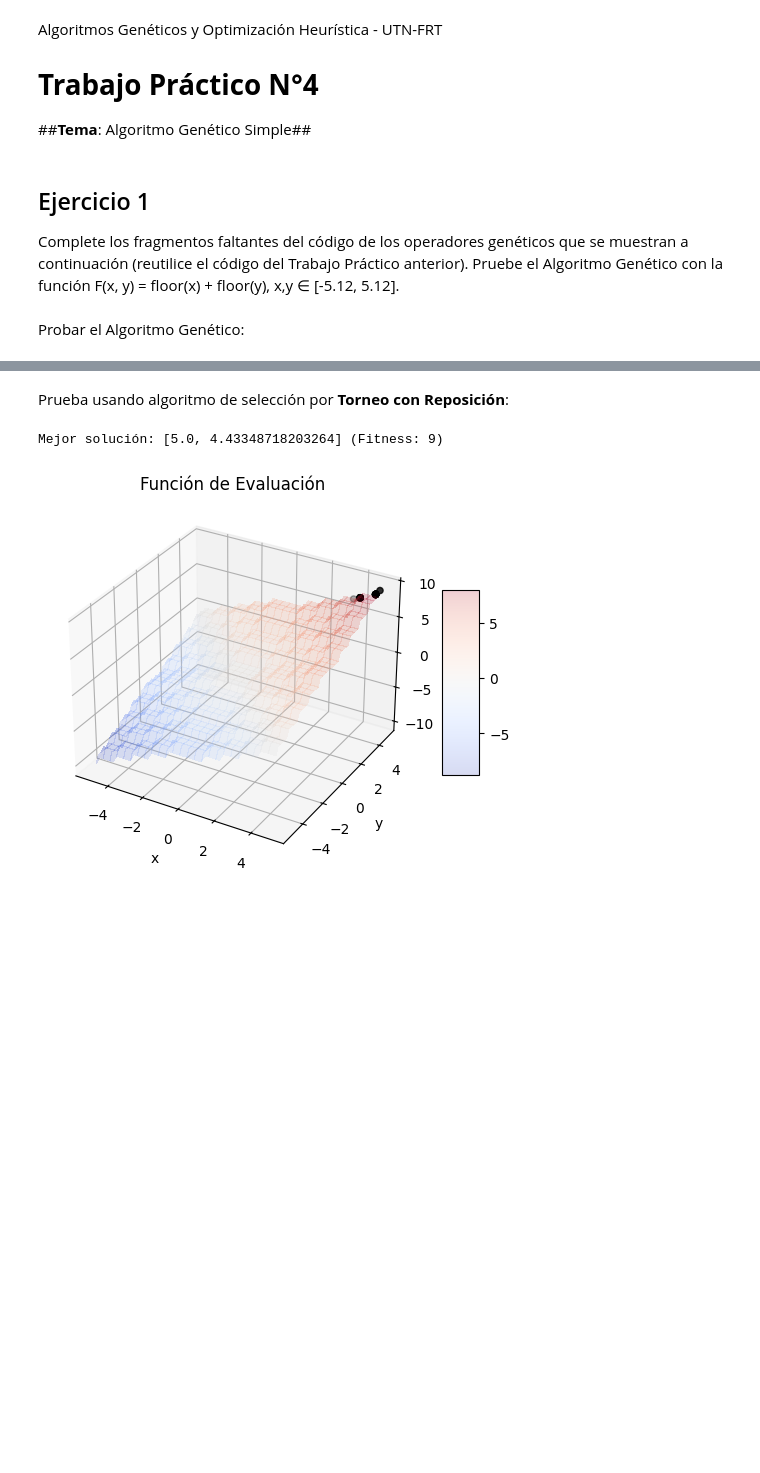
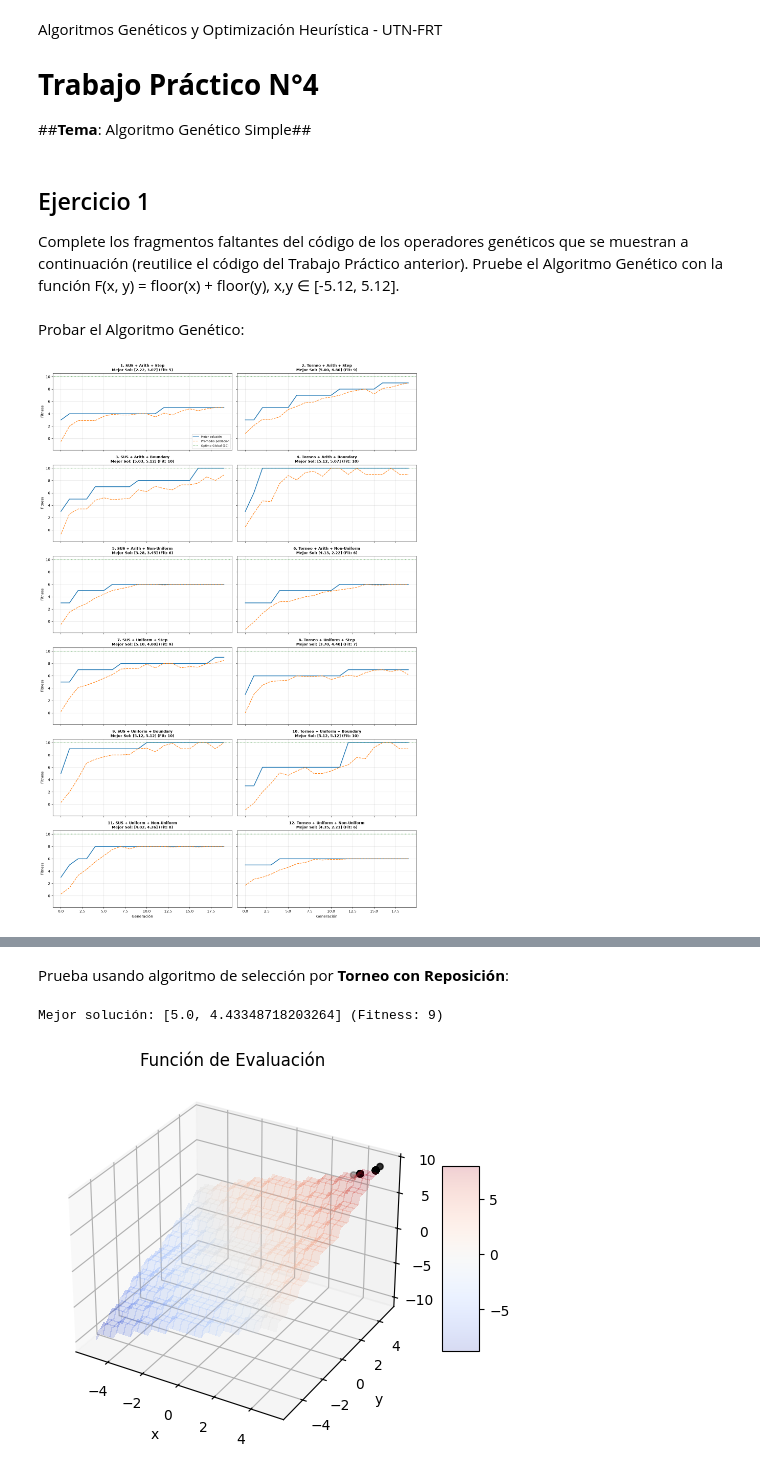
Before and after one commit to FranprzDev/HeuristcsAndML, a Jupyter notebook: TP4-Algoritmo-Genetico-Simple/TP4_Algoritmo_Genetico_Simple_Breslauer_Perez.ipynb, the cells around one changed output, grey strips where cells are left out. Cells and saved outputs as stored; diff of their text form; code cells hidden in the pictures; blank space fills up the shorter version.

Commit message:
feat(TP4): agregar comparación de combinaciones de operadores de seleccion, cruzamiento y mutación para Función Escalón, más conclusiones

```diff
--- a/TP4-Algoritmo-Genetico-Simple/TP4_Algoritmo_Genetico_Simple_Breslauer_Perez.ipynb
+++ b/TP4-Algoritmo-Genetico-Simple/TP4_Algoritmo_Genetico_Simple_Breslauer_Perez.ipynb
@@ -431,3 +431,99 @@ Probar el Algoritmo Genético:
 # %%
 def funcion_escalon(x_vars):
     return sum([int(xi) for xi in x_vars])
+# %%
+import pandas as pd
+
+# Configuración base del Ejercicio 1
+Bounds = [[-5.12, 5.12], [-5.12, 5.12]]
+Enteras = [False] * len(Bounds)
+f = funcion_escalon
+cant_individuos = 10
+cant_generac = 20
+cant_elite = 1
+cant_cruzados = round(0.8 * cant_individuos)
+cant_mutados = round(0.1 * cant_individuos)
+
+# Definición de las 12 combinaciones solicitadas
+combinaciones = [
+    ("1. SUS + Arith + Step",                  sel_sus,            0.2, xov_arith,   mut_step),
+    ("2. Torneo + Arith + Step",               sel_torneo_con_rep, 2,   xov_arith,   mut_step),
+    ("3. SUS + Arith + Boundary",              sel_sus,            0.2, xov_arith,   mut_boundary),
+    ("4. Torneo + Arith + Boundary",           sel_torneo_con_rep, 2,   xov_arith,   mut_boundary),
+    ("5. SUS + Arith + Non-Uniform",           sel_sus,            0.2, xov_arith,   mut_non_uniform),
+    ("6. Torneo + Arith + Non-Uniform",        sel_torneo_con_rep, 2,   xov_arith,   mut_non_uniform),
+    ("7. SUS + Uniform + Step",                sel_sus,            0.2, xov_uniform, mut_step),
+    ("8. Torneo + Uniform + Step",             sel_torneo_con_rep, 2,   xov_uniform, mut_step),
+    ("9. SUS + Uniform + Boundary",            sel_sus,            0.2, xov_uniform, mut_boundary),
+    ("10. Torneo + Uniform + Boundary",        sel_torneo_con_rep, 2,   xov_uniform, mut_boundary),
+    ("11. SUS + Uniform + Non-Uniform",        sel_sus,            0.2, xov_uniform, mut_non_uniform),
+    ("12. Torneo + Uniform + Non-Uniform",     sel_torneo_con_rep, 2,   xov_uniform, mut_non_uniform),
+]
+
+# Semilla fija para generar UNA población inicial común y hacer justa la comparativa visual
+random.seed(42)
+Pop_inicial_base = init_pop(cant_individuos, Bounds)
+
+resultados_tabla = []
+fig, axes = plt.subplots(6, 2, figsize=(15, 22), sharex=True, sharey=True)
+axes = axes.flatten()
+
+repeticiones_estadistica = 30 # Corridas para evaluar consistencia de cada combinación
+
+for idx, (nombre, sel_fn, param_sel, xov_fn, mut_fn) in enumerate(combinaciones):
+    # 1) Ejecución representativa partiendo de la misma población inicial para graficar
+    Pop_copia = [ind.copy() for ind in Pop_inicial_base]
+    sol, solF, Pop_fin, Fit_fin, traceBest, traceAvg, bestSols = geneticoSimple(
+        Pop_copia, cant_generac, Bounds, Enteras,
+        sel_fn, xov_fn, mut_fn,
+        cant_cruzados, cant_mutados, cant_elite, param_sel, f, callback=None
+    )
+
+    # Graficar evolución en la subgrilla correspondiente
+    ax = axes[idx]
+    ax.plot(range(len(traceBest)), traceBest, label='Mejor solución', color='tab:blue', linewidth=2)
+    ax.plot(range(len(traceAvg)), traceAvg, label='Promedio población', color='tab:orange', linestyle='--')
+    ax.axhline(10, color='green', linestyle=':', alpha=0.6, label='Óptimo Global (10)')
+    ax.set_title(f"{nombre}\nMejor Sol: [{sol[0]:.2f}, {sol[1]:.2f}] (Fit: {solF})", fontsize=10, fontweight='bold')
+    ax.grid(True, alpha=0.4)
+    if idx % 2 == 0:
+        ax.set_ylabel("Fitness")
+    if idx >= 10:
+        ax.set_xlabel("Generación")
+    if idx == 0:
+        ax.legend(loc='lower right', fontsize=8)
+
+    # 2) Validación estadística en N corridas aleatorias para medir robustez
+    fits_corridas = []
+    exitos_optimo = 0 # Veces que llega al óptimo global 10 (ambas variables >= 5.0)
+    exitos_cercano = 0 # Veces que llega a >= 8
+    for _ in range(repeticiones_estadistica):
+        P_rand = init_pop(cant_individuos, Bounds)
+        _, sF, _, _, _, _, _ = geneticoSimple(
+            P_rand, cant_generac, Bounds, Enteras,
+            sel_fn, xov_fn, mut_fn,
+            cant_cruzados, cant_mutados, cant_elite, param_sel, f, callback=None
+        )
+        fits_corridas.append(sF)
+        if sF == 10:
+            exitos_optimo += 1
+        if sF >= 8:
+            exitos_cercano += 1
+
+    resultados_tabla.append({
+        "Combinación": nombre,
+        "Fit (Misma Pop Inicial)": solF,
+        "Fit Promedio (30 corridas)": round(np.mean(fits_corridas), 2),
+        "Fit Máx": np.max(fits_corridas),
+        "% Éxito Óptimo (=10)": f"{(exitos_optimo / repeticiones_estadistica)*100:.1f}%",
+        "% Éxito Alto (>=8)": f"{(exitos_cercano / repeticiones_estadistica)*100:.1f}%"
+    })
+
+plt.tight_layout()
+plt.show()
+
+# Mostrar resumen estadístico en tabla
+df_resultados = pd.DataFrame(resultados_tabla)
+display(df_resultados)
+# %% [output]
+[figure, added]
```
Also changed, not shown: parts of 1 cell of this notebook.
